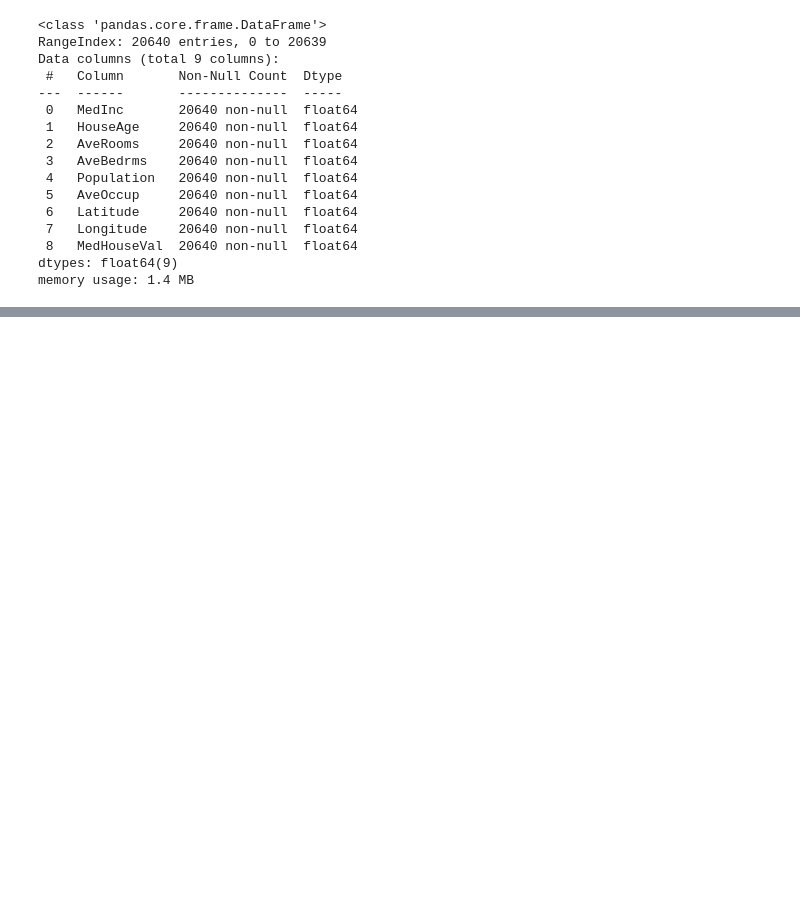
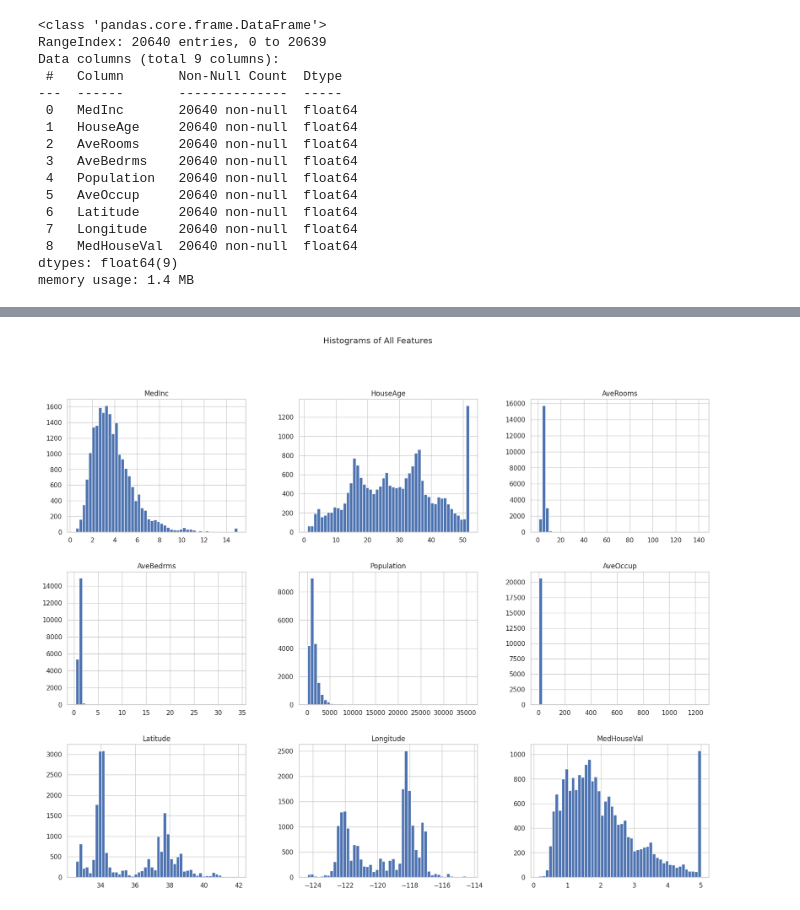
Before and after one commit to psampatganesh27-debug/California-housing-predictions, a Jupyter notebook: housing_project.ipynb, the cells around one changed output, grey strips where cells are left out. Drawn from its saved outputs; the diff is of its cells as text; code cells hidden in the pictures; blank space fills up the shorter version.

```diff
--- a/housing_project.ipynb
+++ b/housing_project.ipynb
@@ -38,0 +55,7 @@ df.head()
+# %%
+# Plotting histograms for all numerical features
+df.hist(bins=50, figsize=(20, 15))
+plt.suptitle('Histograms of All Features')
+plt.show()
+# %% [output]
+[figure, added]
```
Also changed, not shown: parts of 3 cells of this notebook.
